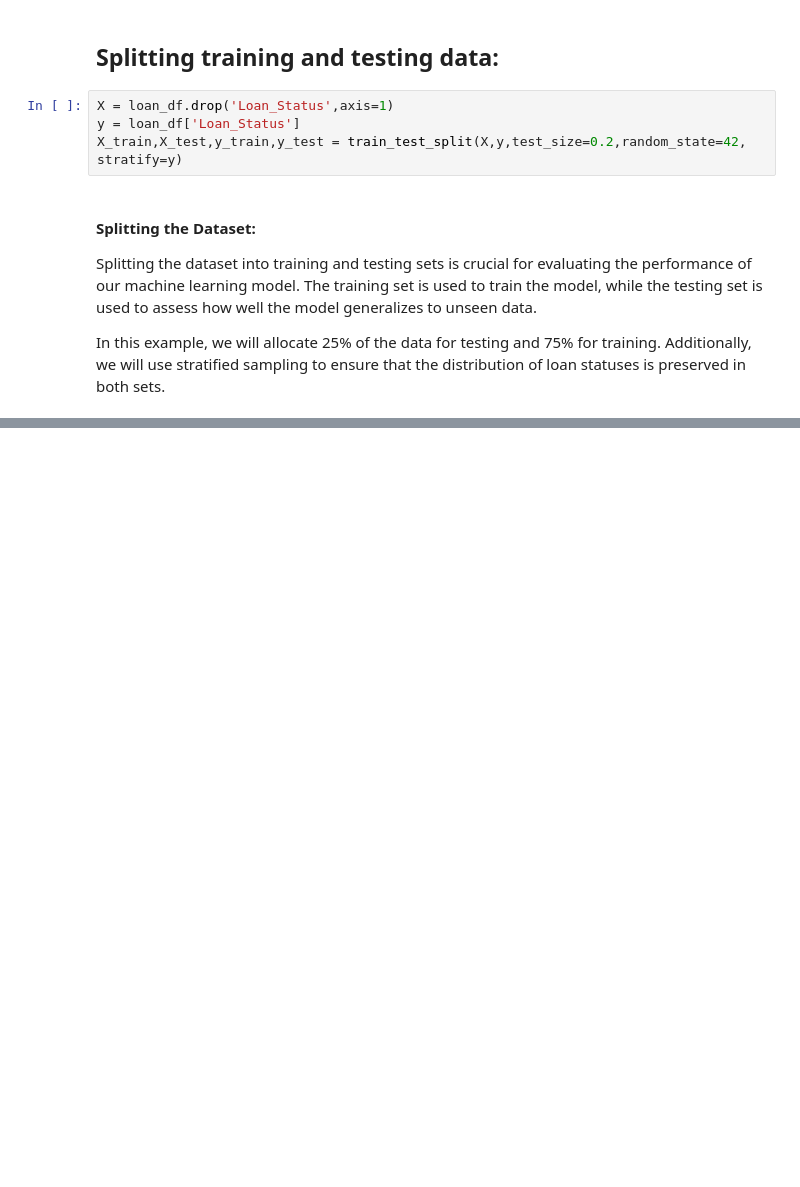
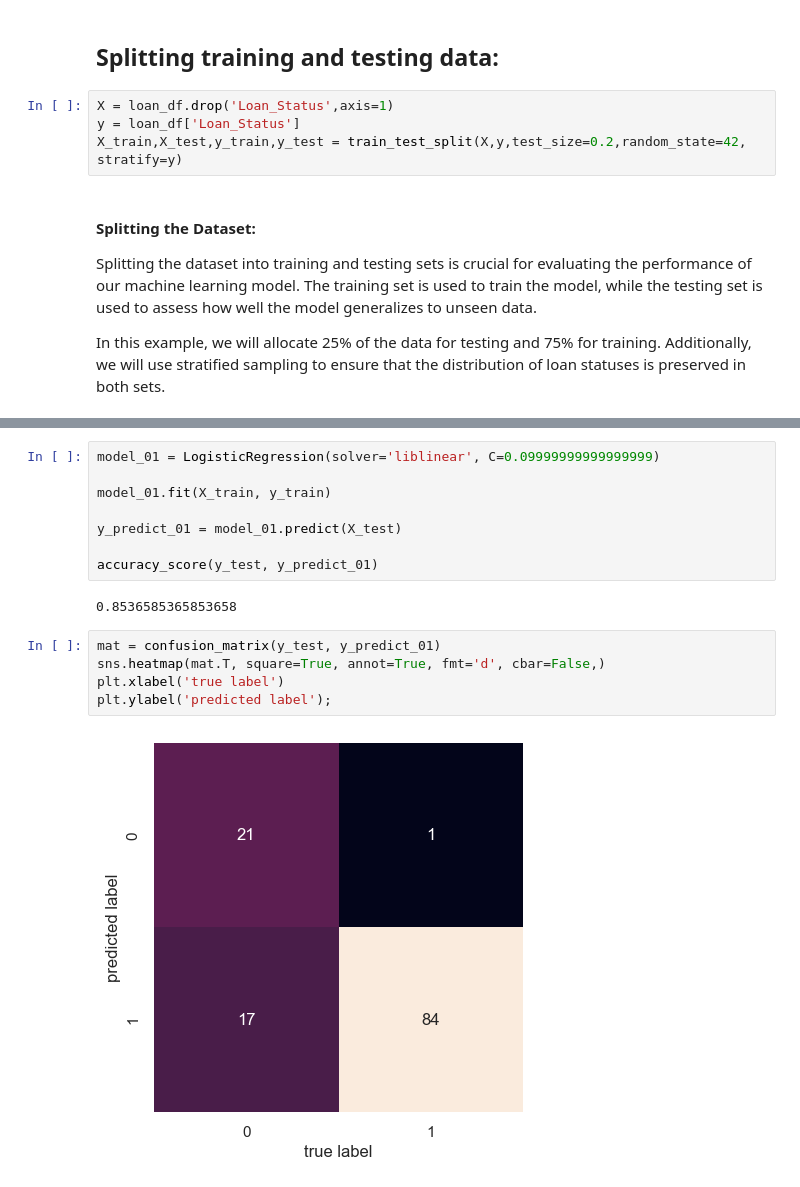
Before and after one commit to AliMSHGH/Loan_eligibility_prediction, a Jupyter notebook: Loan_eligibility_prediction.ipynb, the cells around one changed output, grey strips where cells are left out. Drawn from its saved outputs; the diff is of its cells as text; blank space fills up the shorter version.

```diff
--- a/Loan_eligibility_prediction.ipynb
+++ b/Loan_eligibility_prediction.ipynb
@@ -199,0 +243,17 @@ In this example, we will allocate 25% of the data for testing and 75% for traini
+# %%
+model_01 = LogisticRegression(solver='liblinear', C=0.09999999999999999)
+
+model_01.fit(X_train, y_train)
+
+y_predict_01 = model_01.predict(X_test)
+
+accuracy_score(y_test, y_predict_01)
+# %% [output]
+0.8536585365853658
+# %%
+mat = confusion_matrix(y_test, y_predict_01)
+sns.heatmap(mat.T, square=True, annot=True, fmt='d', cbar=False,)
+plt.xlabel('true label')
+plt.ylabel('predicted label');
+# %% [output]
+[figure, added]
```
Also changed, not shown: parts of 10 cells of this notebook.
